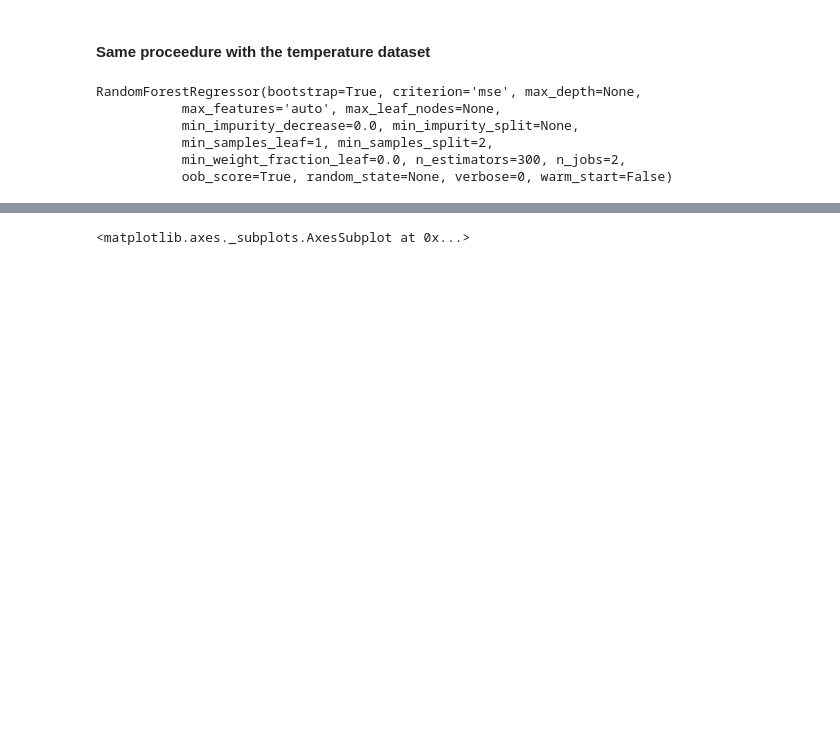
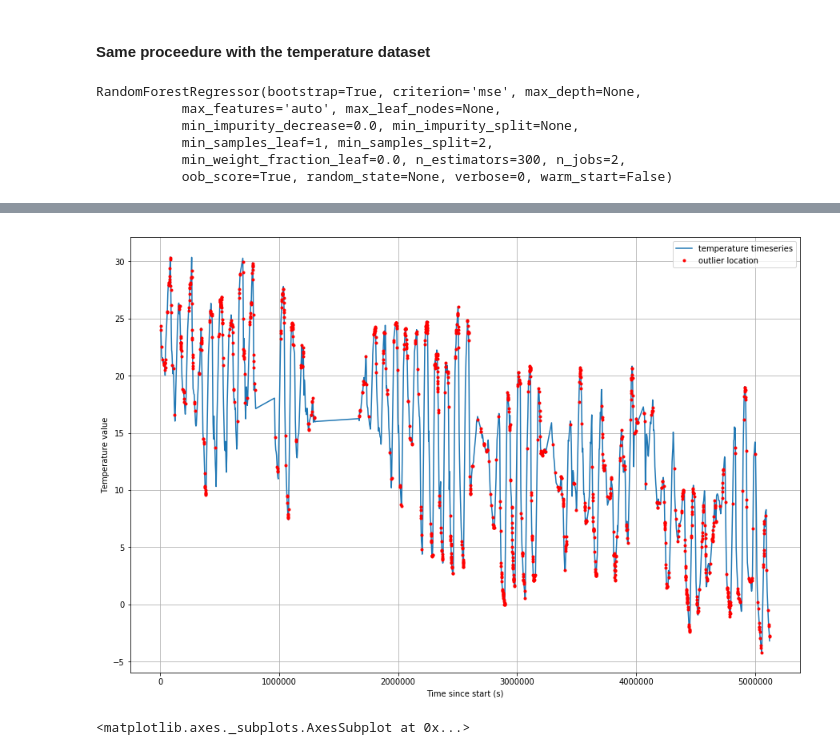
Before and after one commit to rmartinshort/Met_data_predict, a Jupyter notebook: notebooks/REFREG_test7_sliding.ipynb, the cells around one changed output, grey strips where cells are left out. Cells and saved outputs as stored; diff of their text form; code cells hidden in the pictures; blank space fills up the shorter version.

```diff
--- a/notebooks/REFREG_test7_sliding.ipynb
+++ b/notebooks/REFREG_test7_sliding.ipynb
@@ -198,3 +226,19 @@ plt.savefig('temperature_prediction_sliding_window.png')
+# %%
+outliers = cleaned_df.loc[X_test_indices]
+outlier_x = np.array(outliers['tsince_start'])
+outlier_y = np.array(outliers['Temphigh_interp'])
+reg_x = np.array(cleaned_df['tsince_start'])
+reg_y = np.array(cleaned_df['Temphigh_interp'])
+# %%
+plt.figure(figsize=(15,10))
+plt.plot(reg_x,reg_y,label='temperature timeseries')
+plt.plot(outlier_x,outlier_y,'r.',label='outlier location')
+plt.xlabel('Time since start (s)')
+plt.ylabel('Temperature value')
+plt.legend()
+plt.grid()
+# %% [output]
+[figure, added]
 # %%
 X['mean_x_crossing_m_rms_fc'][:2000].plot()
 # %% [output]
```
Also changed, not shown: parts of 15 cells of this notebook, 7 other files.
